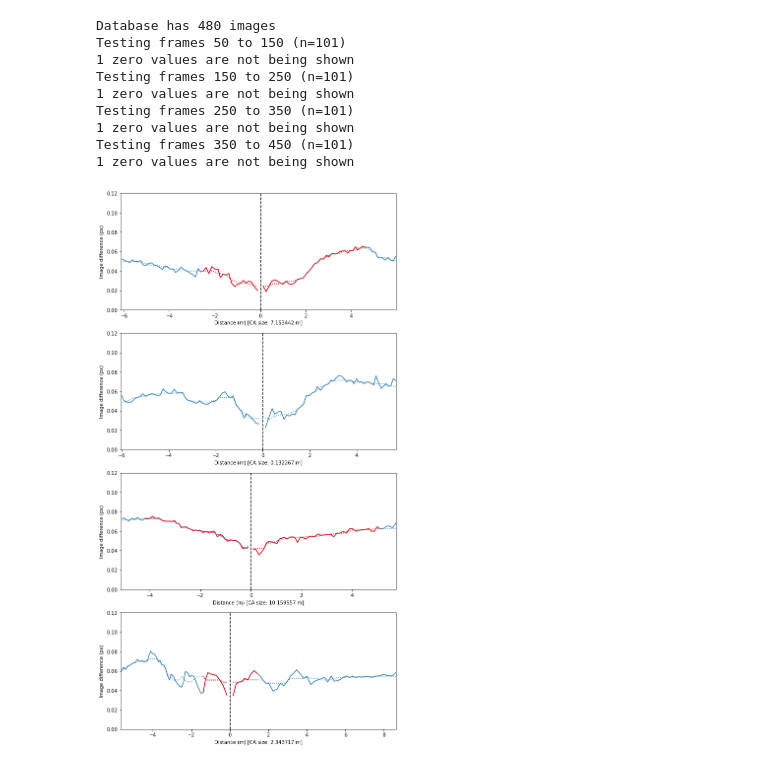
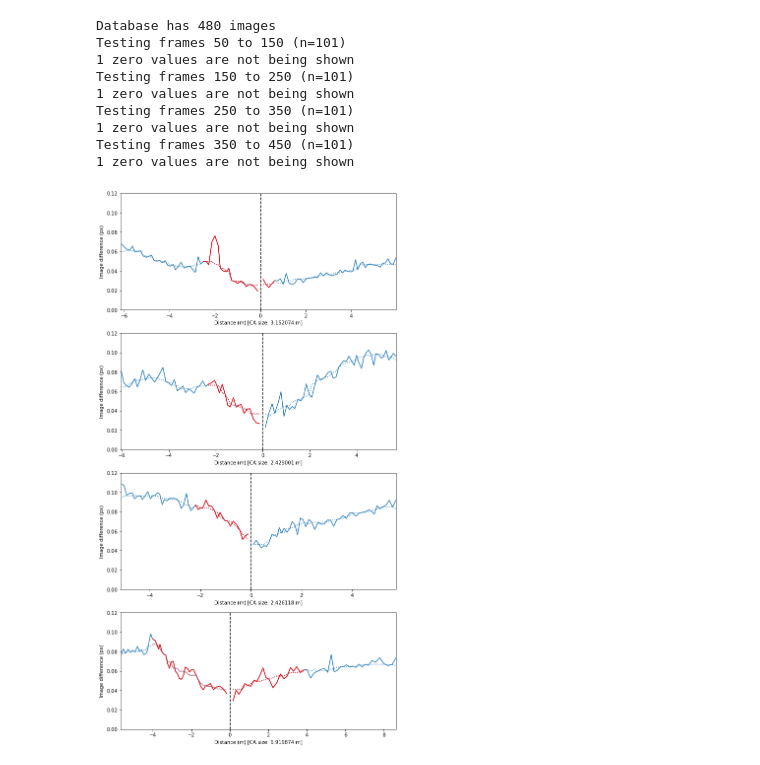
Before and after one commit to BrainsOnBoard/navbench, a Jupyter notebook: analysis/2020-11/route_idfs_distances.ipynb, the cells around one changed output. Saved outputs shown, nothing was run; the diff lists cells and outputs as text; code cells hidden in the pictures.

Commit message:
Use unwrapped databases

```diff
--- a/analysis/2020-11/route_idfs_distances.ipynb
+++ b/analysis/2020-11/route_idfs_distances.ipynb
@@ -26,7 +26,7 @@ PREPROC     = ip.resize(180, 55)
 # Which tests to perform
 FRAMES      = range(100, 500, 100)
 
-db = nb.Database("../../datasets/rc_car/Stanmer_park_dataset/0411/dataset1")
+db = nb.Database("../../datasets/rc_car/Stanmer_park_dataset/0411/unwrapped_dataset1")
 print('Database has %d images' % len(db))
 
 _, axes = plt.subplots(len(FRAMES))
@@ -34,31 +34,31 @@ for fr, ax in zip(FRAMES, axes):
     # Load images + snapshot + range of entry indices
     (images, snap, entries) = db.load_test_frames(fr, FRAME_DIST, PREPROC, FR_STEP)
 
     # Get best-matching image across rotations for each point
     # (There is a route_idf function that doesn't use rotation)
     idf = nb.route_ridf(images, snap)
 
     # Calculate distance in m from snapshot location
     dists = db.distances(fr, entries)
 
     # Calculate catchment area
     ca = nb.calculate_ca(idf, medfilt_size=MEDFILT_SIZE)
 
     # Calculate CA size in m
     # (NB: value may be counterintuitive if robot is turning)
     ca_size = db.distance(*ca.bounds)
 
     ca.plot(dists, ax=ax, ymax=0.12)
     ax.set_xlabel('Distance (m) [CA size: %f m]' % ca_size)
     ax.set_ylabel('Image difference (px)')
 # %% [output]
 Database has 480 images
 Testing frames 50 to 150 (n=101)
 1 zero values are not being shown
 Testing frames 150 to 250 (n=101)
 1 zero values are not being shown
 Testing frames 250 to 350 (n=101)
 1 zero values are not being shown
 Testing frames 350 to 450 (n=101)
 1 zero values are not being shown
-[figure, old version]
+[figure, new version]
```
Also changed, not shown: 1 other file.
